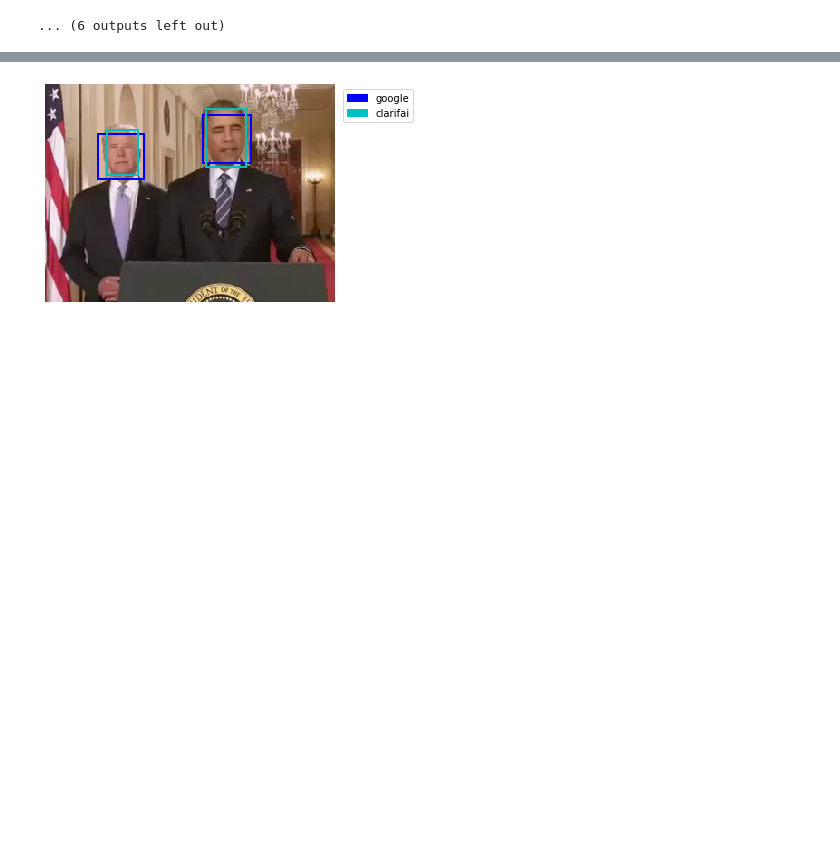
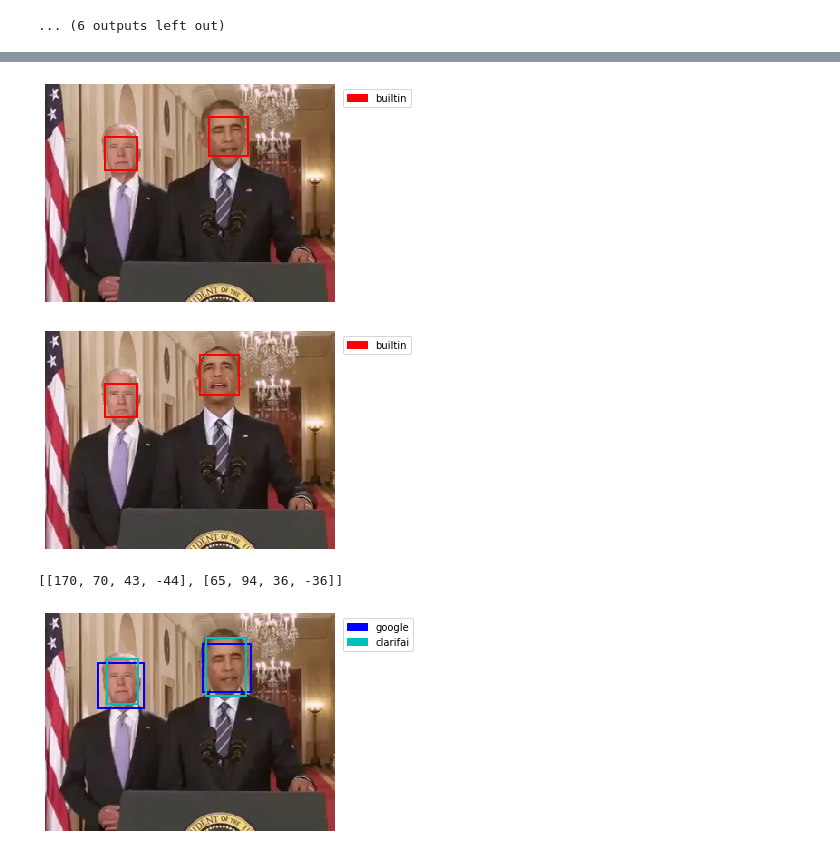
Before and after one commit to jacobtfisher/natstim_neurohack19, a Jupyter notebook: face_annot/code/Facedetection_comparison.ipynb, the cells around one changed output, grey strips where cells are left out. Drawn from its saved outputs; the diff is of its cells as text; code cells hidden in the pictures; blank space fills up the shorter version.

Commit message:
Updated extract_bounding() for builtin to work for videos

```diff
--- a/face_annot/code/Facedetection_comparison.ipynb
+++ b/face_annot/code/Facedetection_comparison.ipynb
@@ -473,7 +489,7 @@ for i in range(frames.n_frames):
 ... (6 outputs left out)
 # %%
 # Video extraction with pliers
-api = 'pliers'
+api = 'builtin'
 ext_pliers = FaceRecognitionFaceLocationsExtractor()
 result_pliers = ext_pliers.transform(frames)
 result_pliers = merge_results(result_pliers)
@@ -499,3 +496,26 @@ result_pliers = merge_results(result_pliers)
+# %%
+# get bounding boxes for every frame
+coords_dict_builtin = extract_bounding(result_pliers, api=api, stim='video', x=x, y=y)
+
+for i in range(2):
+    # get this frame
+    f = frames.get_frame(i)
+    f_data = f.data
+    f_name = f.name
+
+    # get coords
+    coords = {api: coords_dict_builtin[f_name]}
+
+    # plot img with box and save
+    savename = opj(out_dir, 'img_' + str(i).zfill(3) + '_' + api + '.jpg')
+    plot_boundingBox(f_data, coords, savename)
+# %% [output]
+[figure, added]
+[figure, added]
+# %%
+coords
+# %% [output]
+[[170, 70, 43, -44], [65, 94, 36, -36]]
 # %%
 # Make images
 
```
Also changed, not shown: parts of 2 cells of this notebook.
